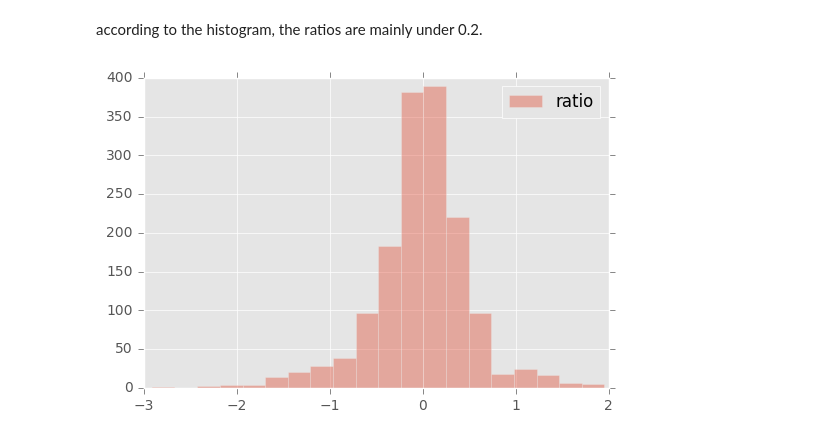
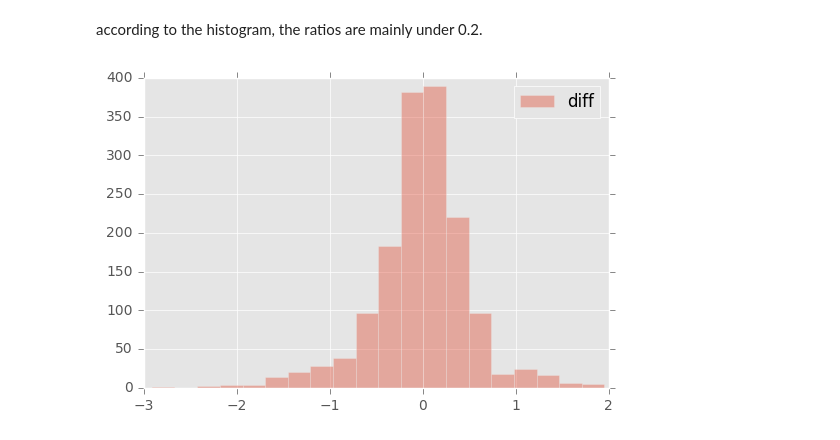
Before and after one commit to jpzhangvincent/MobileAppMarketAnalysis, a Jupyter notebook: notebooks/patterns for the apps improving higher current version ratings comparing to overall ratings.ipynb, the cells around one changed output. Drawn from its saved outputs; the diff is of its cells as text; code cells hidden in the pictures.

```diff
--- a/notebooks/patterns for the apps improving higher current version ratings comparing to overall ratings.ipynb
+++ b/notebooks/patterns for the apps improving higher current version ratings comparing to overall ratings.ipynb
@@ -48,10 +37,10 @@ index = ratio>0.05#get the index of ratio larger than 0.05
 appfilter = app.loc[index]#filter the apps which number of current rating over number of overall rating larger than 0.1
 # %%
 #use histogram to show the range of current_rating-overall_rating
-plt.hist(appfilter['current_rating']-appfilter['overall_rating'],bins = 20, alpha = .4, label = 'ratio')
+plt.hist(appfilter['current_rating']-appfilter['overall_rating'],bins = 20, alpha = .4, label = 'diff')
 plt.legend()
 plt.show()
 # %% [output]
-[figure, old version]
+[figure, new version]
 # %%
 diff = appfilter['current_rating']-appfilter['overall_rating']
```
Also changed, not shown: parts of 46 cells of this notebook.
